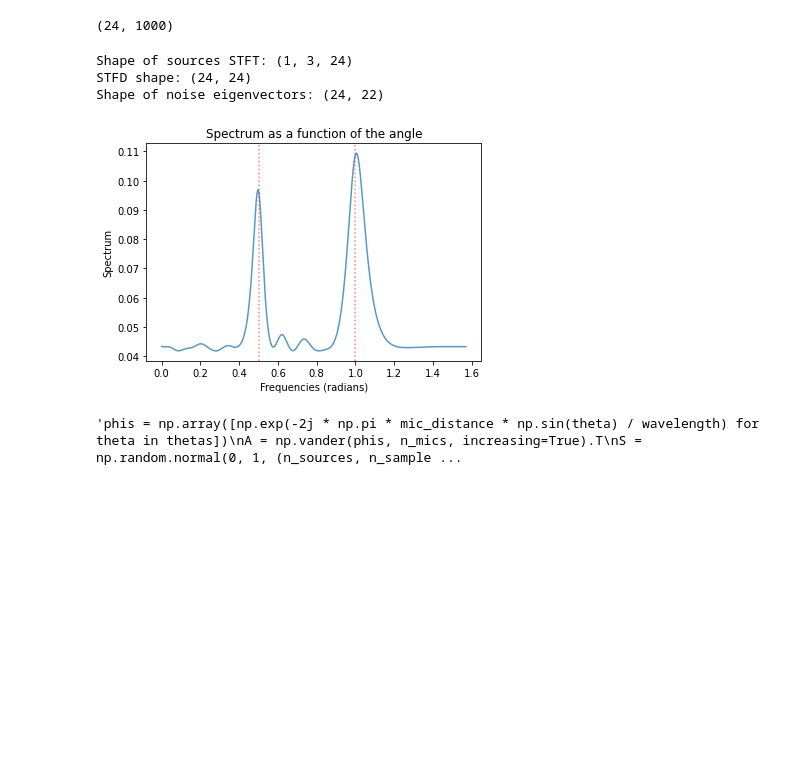
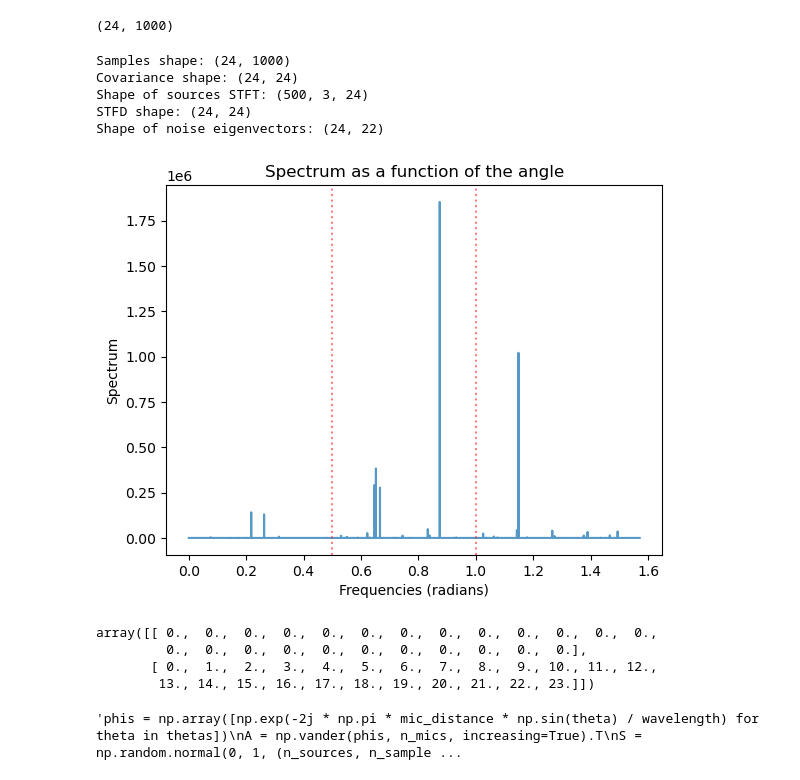
Before and after one commit to MichelDucartier/music_doa, a Jupyter notebook: MUSIC_plots.ipynb, the cells around one changed output. Drawn from its saved outputs; the diff is of its cells as text; code cells hidden in the pictures; blank space fills up the shorter version.

Commit message:
Revert "Fix STFT frequency"
This reverts commit d8dad8945be0ae8b129f9c32f283aca0981d7ede.

```diff
--- a/MUSIC_plots.ipynb
+++ b/MUSIC_plots.ipynb
@@ -117,7 +117,7 @@ received_signals = [received_signal(thetas, narrowband_signals,
                                     mic_index=m+1,
                                     main_frequency=main_frequency,
                                     mic_distance=mic_distance,
-                                    noise_var=1) for m in range(n_mics)]
+                                    noise_var=0) for m in range(n_mics)]
 
 n_samples = 1000
 
@@ -133,29 +133,39 @@ sampled_received.shape
 # %%
 coordinates = np.zeros((2, n_mics))
 for i in range(coordinates.shape[1]):
     coordinates[1, i] = i * mic_distance
-length = 1
+length = 20
 
-# spectrum = music(sampled_received, n_sources, coordinates, main_frequency)
-spectrum_stft = music_with_frequency(sampled_received, n_sources, fs, coordinates, segment_duration=None,
-                                     freq_range=[-main_frequency - length, -main_frequency + length])
+
+spectrum = music(sampled_received, n_sources, coordinates, main_frequency)
+spectrum_stft = music_with_frequency(sampled_received, n_sources, fs, coordinates, segment_duration=0.5,
+                                     freq_range=None)#[main_frequency-length, main_frequency+length]
 
 X = np.linspace(0, np.pi/2, 10000)
 Y = [spectrum_stft(x) for x in X]
 
 plt.plot(X, Y, alpha=0.75)
 plt.xlabel('Frequencies (radians)')
 plt.ylabel('Spectrum')
 #plt.yscale('log')
 plt.title('Spectrum as a function of the angle')
 for theta in thetas:
     plt.axvline(x=theta, color='red', linestyle=':', alpha=0.5)
 plt.show()
 # %% [output]
-Shape of sources STFT: (1, 3, 24)
+Samples shape: (24, 1000)
+Covariance shape: (24, 24)
+Shape of sources STFT: (500, 3, 24)
 STFD shape: (24, 24)
 Shape of noise eigenvectors: (24, 22)
-[figure, old version]
+[figure, new version]
+# %%
+coordinates
+# %% [output]
+array([[ 0.,  0.,  0.,  0.,  0.,  0.,  0.,  0.,  0.,  0.,  0.,  0.,  0.,
+         0.,  0.,  0.,  0.,  0.,  0.,  0.,  0.,  0.,  0.,  0.],
+       [ 0.,  1.,  2.,  3.,  4.,  5.,  6.,  7.,  8.,  9., 10., 11., 12.,
+        13., 14., 15., 16., 17., 18., 19., 20., 21., 22., 23.]])
 # %%
 '''phis = np.array([np.exp(-2j * np.pi * mic_distance * np.sin(theta) / wavelength) for theta in thetas])
 A = np.vander(phis, n_mics, increasing=True).T
```
Also changed, not shown: parts of 16 cells of this notebook, 3 other files.
